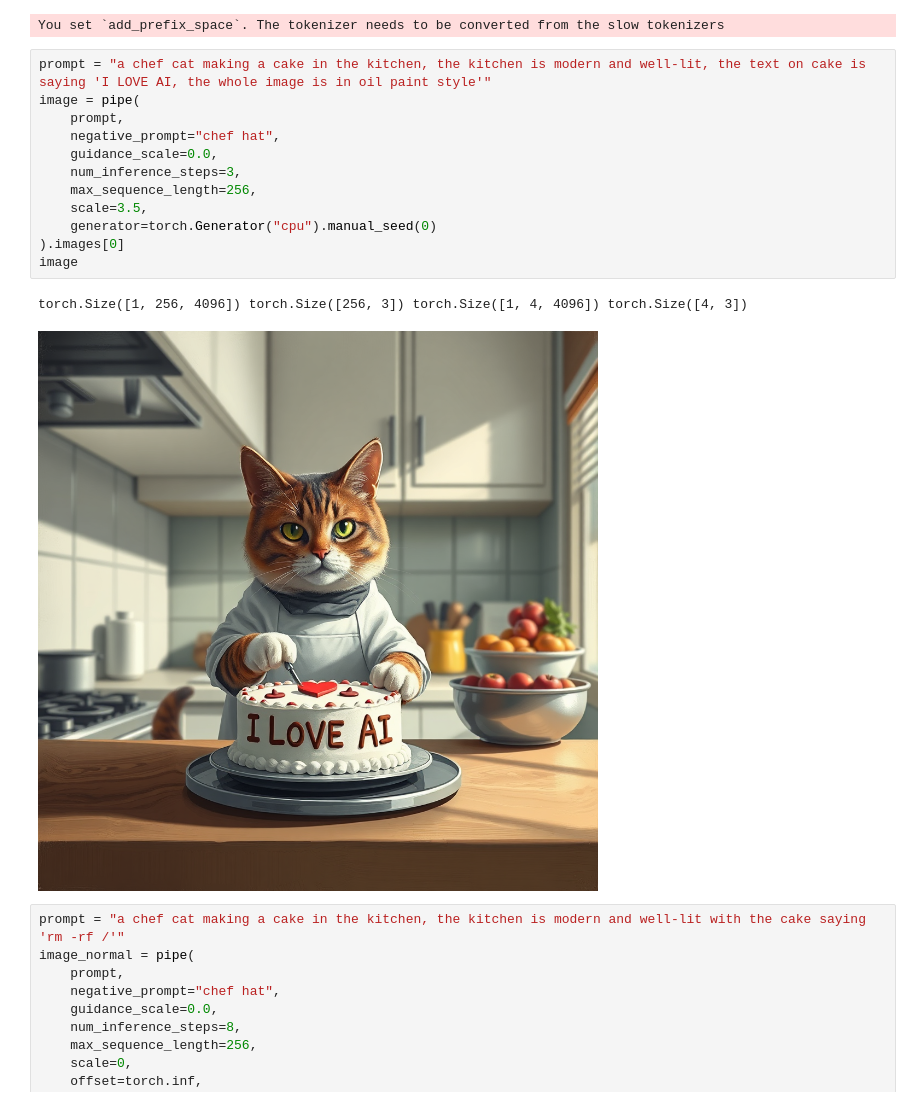
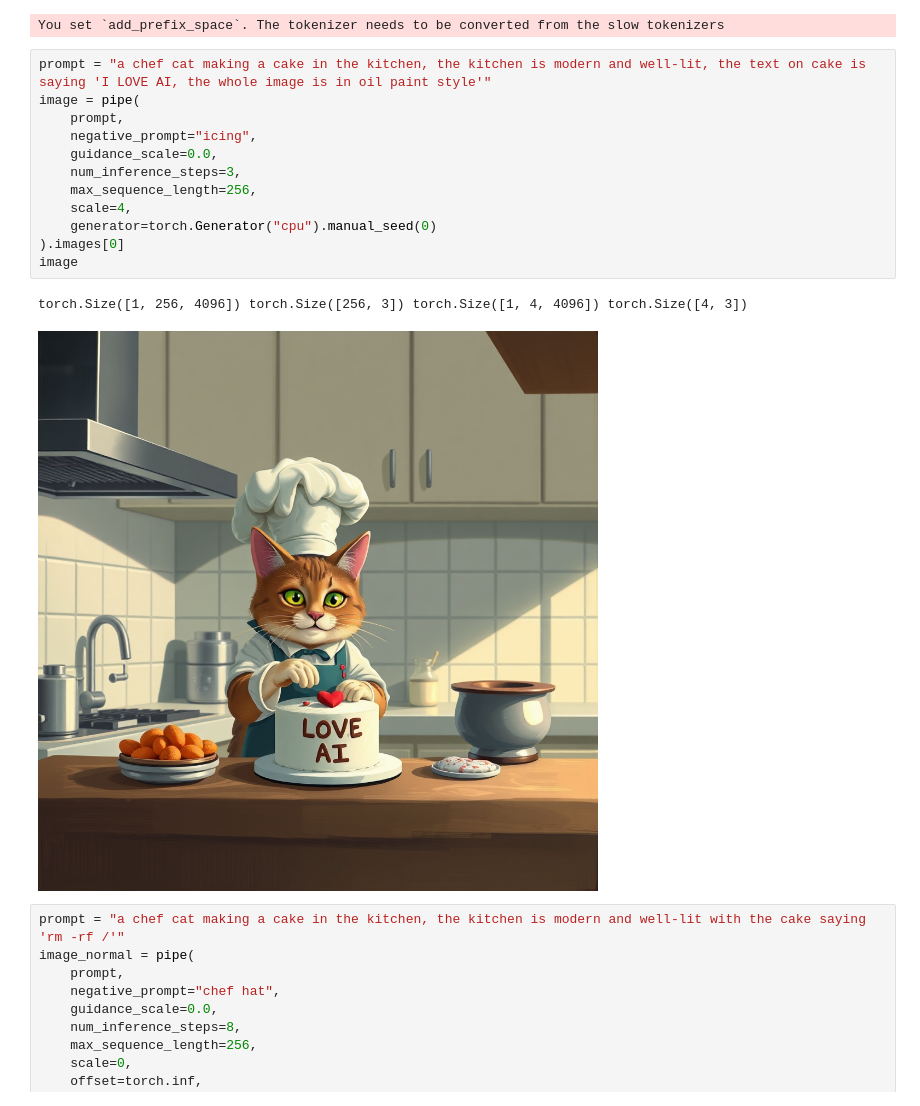
Before and after one commit to weathon/VSF, a Jupyter notebook: demo.ipynb, the cells around one changed output. Drawn from its saved outputs; the diff is of its cells as text.

```diff
--- a/demo.ipynb
+++ b/demo.ipynb
@@ -67,18 +67,18 @@ You set `add_prefix_space`. The tokenizer needs to be converted from the slow to
 # %%
 prompt = "a chef cat making a cake in the kitchen, the kitchen is modern and well-lit, the text on cake is saying 'I LOVE AI, the whole image is in oil paint style'"
 image = pipe(
     prompt,
-    negative_prompt="chef hat",
+    negative_prompt="icing",
     guidance_scale=0.0,
     num_inference_steps=3,
     max_sequence_length=256,
-    scale=3.5,
+    scale=4,
     generator=torch.Generator("cpu").manual_seed(0)
 ).images[0]
 image
 # %% [output]
 torch.Size([1, 256, 4096]) torch.Size([256, 3]) torch.Size([1, 4, 4096]) torch.Size([4, 3])
-[figure, old version]
+[figure, new version]
 # %%
 prompt = "a chef cat making a cake in the kitchen, the kitchen is modern and well-lit with the cake saying 'rm -rf /'"
 image_normal = pipe(
```
